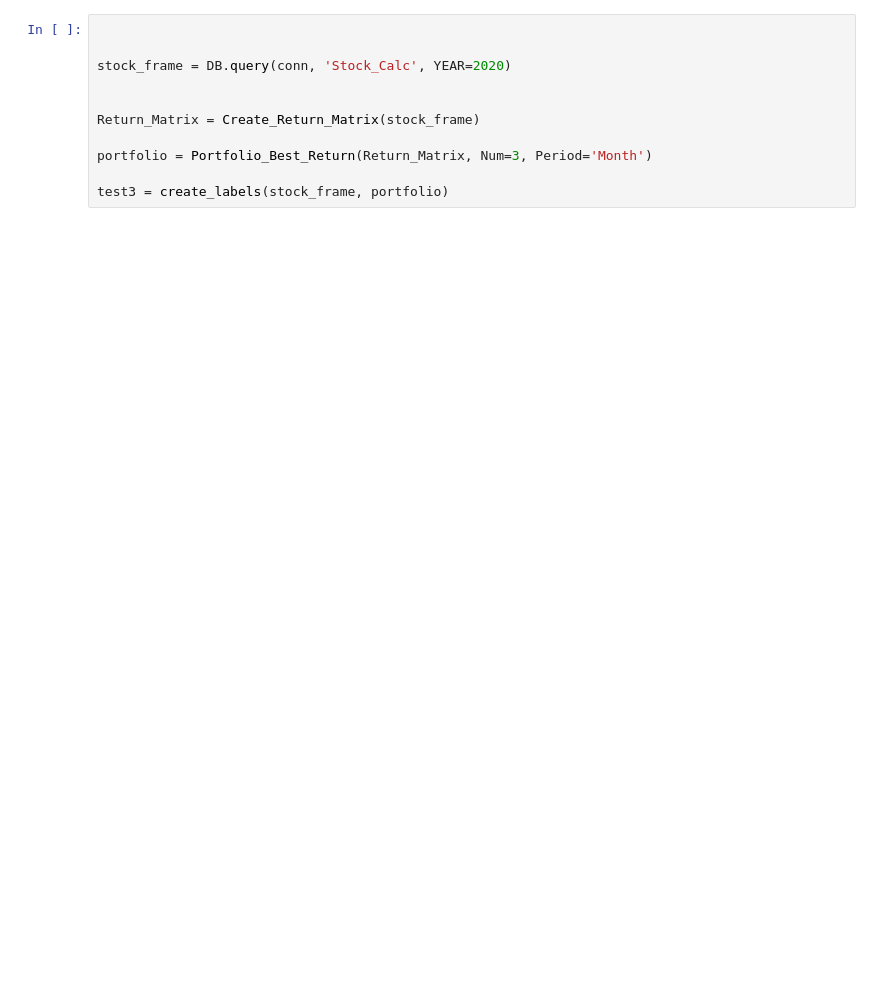
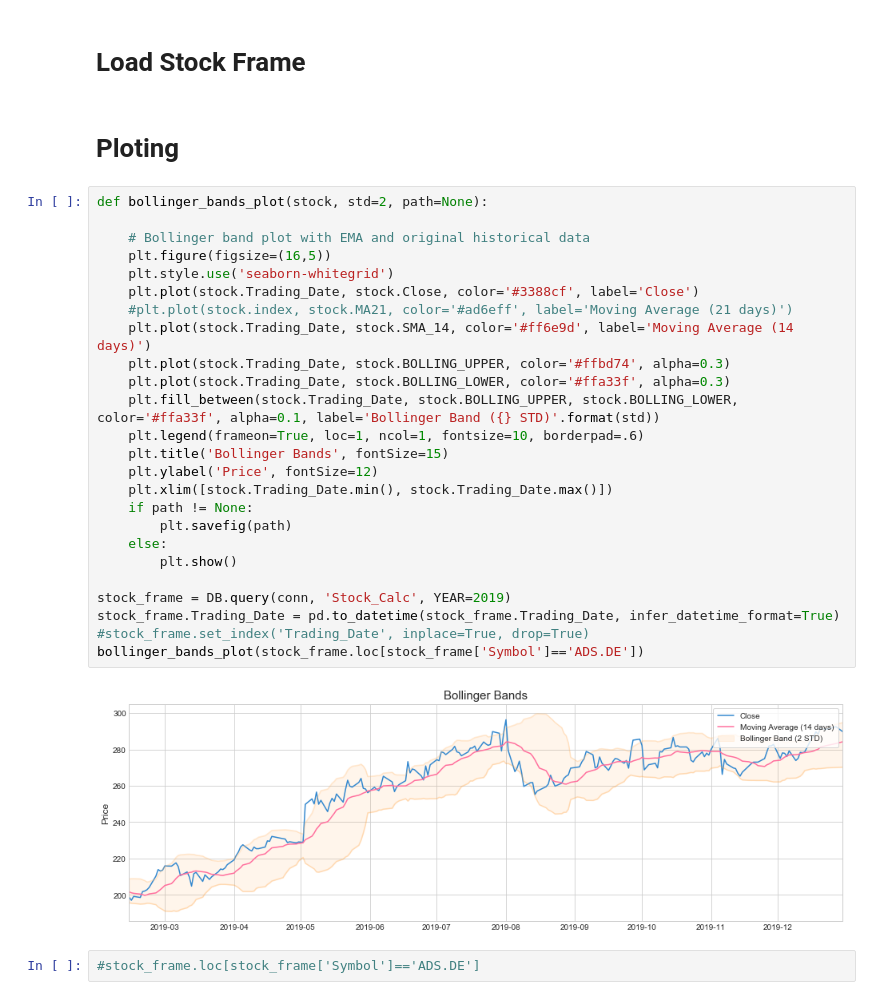
Before and after one commit to RiWieland/Finance_Platform, a Jupyter notebook: Analysis.ipynb, the cells around one changed output. Saved outputs shown, nothing was run; the diff lists cells and outputs as text; blank space fills up the shorter version.

```diff
--- a/Analysis.ipynb
+++ b/Analysis.ipynb
@@ -27,11 +21,33 @@ running sqlite3 version :2.6.0, Connection to Database on: /Users/richard.wielan
-# %%
-
-
-stock_frame = DB.query(conn, 'Stock_Calc', YEAR=2020)
-
-
-Return_Matrix = Create_Return_Matrix(stock_frame)
-
-portfolio = Portfolio_Best_Return(Return_Matrix, Num=3, Period='Month')
-
-test3 = create_labels(stock_frame, portfolio)
+# %% [markdown]
+# Load Stock Frame
+# %% [markdown]
+# Ploting
+# %%
+def bollinger_bands_plot(stock, std=2, path=None):
+
+    # Bollinger band plot with EMA and original historical data
+    plt.figure(figsize=(16,5))
+    plt.style.use('seaborn-whitegrid')
+    plt.plot(stock.Trading_Date, stock.Close, color='#3388cf', label='Close')
+    #plt.plot(stock.index, stock.MA21, color='#ad6eff', label='Moving Average (21 days)')
+    plt.plot(stock.Trading_Date, stock.SMA_14, color='#ff6e9d', label='Moving Average (14 days)')
+    plt.plot(stock.Trading_Date, stock.BOLLING_UPPER, color='#ffbd74', alpha=0.3)
+    plt.plot(stock.Trading_Date, stock.BOLLING_LOWER, color='#ffa33f', alpha=0.3)
+    plt.fill_between(stock.Trading_Date, stock.BOLLING_UPPER, stock.BOLLING_LOWER, color='#ffa33f', alpha=0.1, label='Bollinger Band ({} STD)'.format(std))
+    plt.legend(frameon=True, loc=1, ncol=1, fontsize=10, borderpad=.6)
+    plt.title('Bollinger Bands', fontSize=15)
+    plt.ylabel('Price', fontSize=12)
+    plt.xlim([stock.Trading_Date.min(), stock.Trading_Date.max()])
+    if path != None:
+        plt.savefig(path)
+    else:
+        plt.show()
+
+stock_frame = DB.query(conn, 'Stock_Calc', YEAR=2019)
+stock_frame.Trading_Date = pd.to_datetime(stock_frame.Trading_Date, infer_datetime_format=True)
+#stock_frame.set_index('Trading_Date', inplace=True, drop=True)
+bollinger_bands_plot(stock_frame.loc[stock_frame['Symbol']=='ADS.DE'])
+# %% [output]
+[figure, added]
+# %%
+#stock_frame.loc[stock_frame['Symbol']=='ADS.DE']
```
Also changed, not shown: parts of 2 cells of this notebook, 1 other file.
